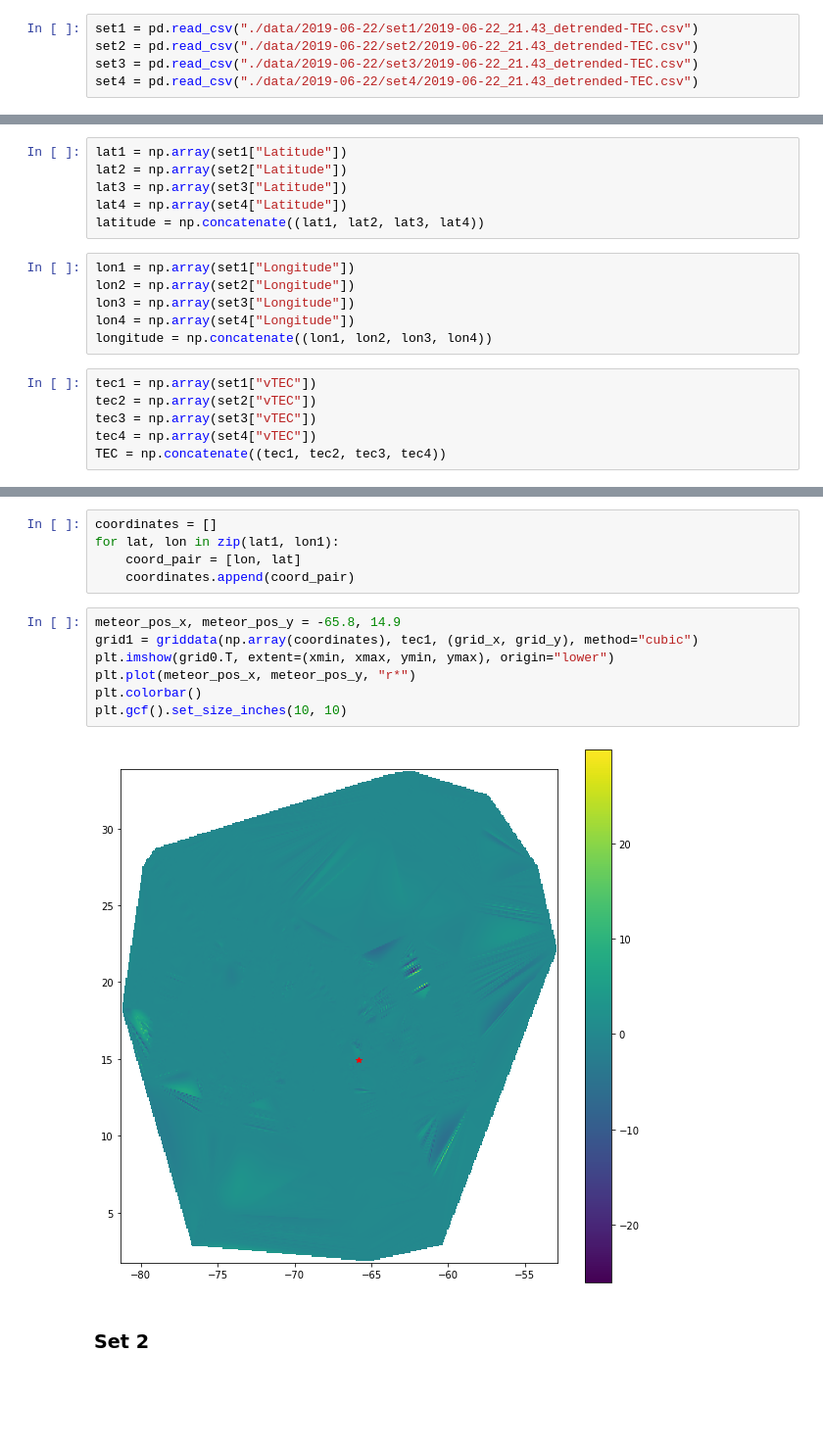
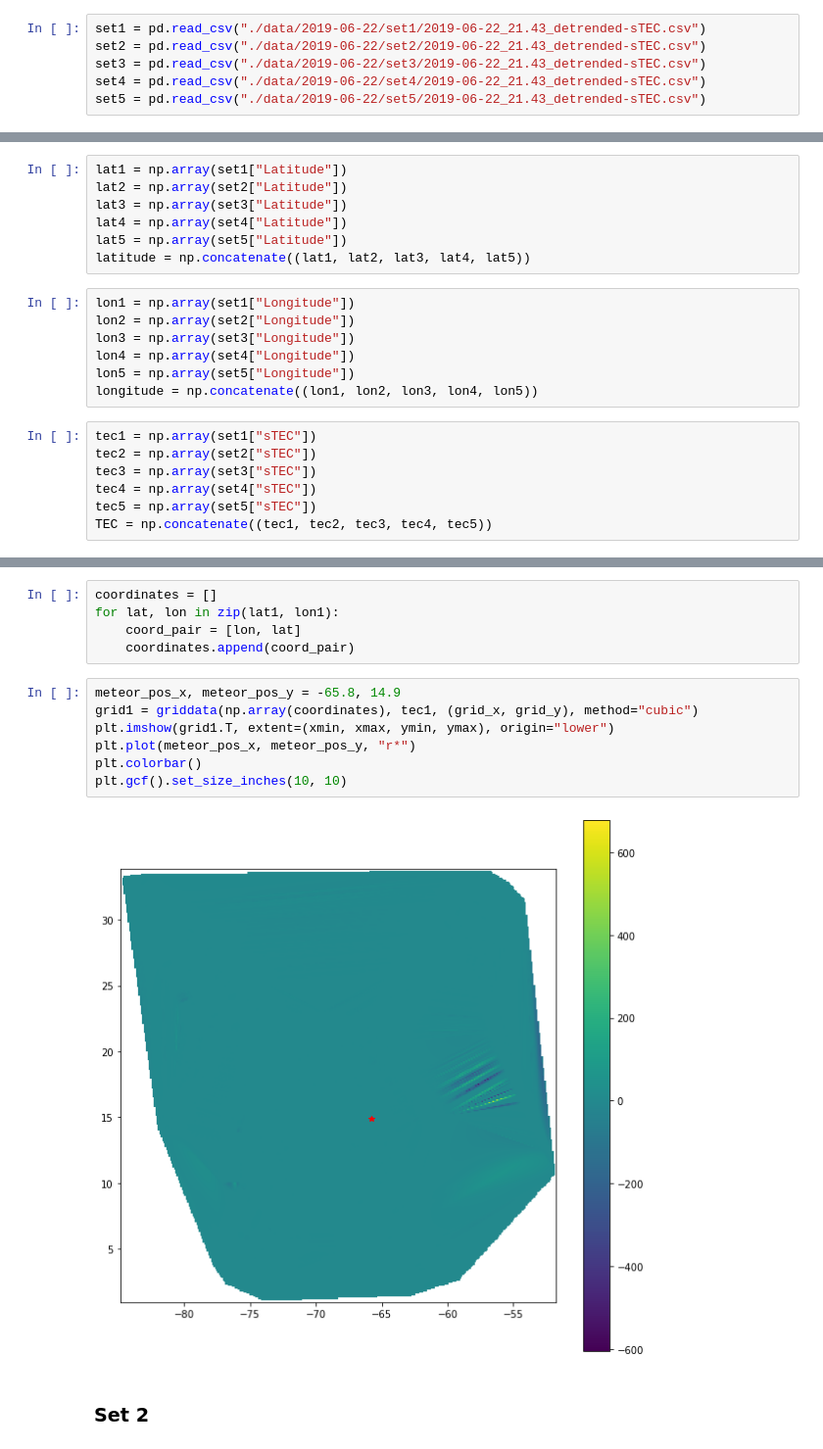
Before and after one commit to Lxndrs/Posdoc, a Jupyter notebook: vTEC maps.ipynb, the cells around one changed output, grey strips where cells are left out. Shown at 98% size. Drawn from its saved outputs; the diff is of its cells as text; blank space fills up the shorter version.

```diff
--- a/vTEC maps.ipynb
+++ b/vTEC maps.ipynb
@@ -62,8 +65,9 @@ import pandas as pd
 # %%
-set1 = pd.read_csv("./data/2019-06-22/set1/2019-06-22_21.43_detrended-TEC.csv")
-set2 = pd.read_csv("./data/2019-06-22/set2/2019-06-22_21.43_detrended-TEC.csv")
-set3 = pd.read_csv("./data/2019-06-22/set3/2019-06-22_21.43_detrended-TEC.csv")
-set4 = pd.read_csv("./data/2019-06-22/set4/2019-06-22_21.43_detrended-TEC.csv")
+set1 = pd.read_csv("./data/2019-06-22/set1/2019-06-22_21.43_detrended-sTEC.csv")
+set2 = pd.read_csv("./data/2019-06-22/set2/2019-06-22_21.43_detrended-sTEC.csv")
+set3 = pd.read_csv("./data/2019-06-22/set3/2019-06-22_21.43_detrended-sTEC.csv")
+set4 = pd.read_csv("./data/2019-06-22/set4/2019-06-22_21.43_detrended-sTEC.csv")
+set5 = pd.read_csv("./data/2019-06-22/set5/2019-06-22_21.43_detrended-sTEC.csv")
 # %% [markdown]
 ### Extract and merge relevant data
 # %%
@@ -71,19 +75,22 @@ lat1 = np.array(set1["Latitude"])
 lat2 = np.array(set2["Latitude"])
 lat3 = np.array(set3["Latitude"])
 lat4 = np.array(set4["Latitude"])
-latitude = np.concatenate((lat1, lat2, lat3, lat4))
+lat5 = np.array(set5["Latitude"])
+latitude = np.concatenate((lat1, lat2, lat3, lat4, lat5))
 # %%
 lon1 = np.array(set1["Longitude"])
 lon2 = np.array(set2["Longitude"])
 lon3 = np.array(set3["Longitude"])
 lon4 = np.array(set4["Longitude"])
-longitude = np.concatenate((lon1, lon2, lon3, lon4))
+lon5 = np.array(set5["Longitude"])
+longitude = np.concatenate((lon1, lon2, lon3, lon4, lon5))
 # %%
-tec1 = np.array(set1["vTEC"])
-tec2 = np.array(set2["vTEC"])
-tec3 = np.array(set3["vTEC"])
-tec4 = np.array(set4["vTEC"])
-TEC = np.concatenate((tec1, tec2, tec3, tec4))
+tec1 = np.array(set1["sTEC"])
+tec2 = np.array(set2["sTEC"])
+tec3 = np.array(set3["sTEC"])
+tec4 = np.array(set4["sTEC"])
+tec5 = np.array(set5["sTEC"])
+TEC = np.concatenate((tec1, tec2, tec3, tec4, tec5))
 # %% [markdown]
 ### Create the map
 # %% [markdown]
@@ -134,12 +141,12 @@ for lat, lon in zip(lat1, lon1):
 # %%
 meteor_pos_x, meteor_pos_y = -65.8, 14.9
 grid1 = griddata(np.array(coordinates), tec1, (grid_x, grid_y), method="cubic")
-plt.imshow(grid0.T, extent=(xmin, xmax, ymin, ymax), origin="lower")
+plt.imshow(grid1.T, extent=(xmin, xmax, ymin, ymax), origin="lower")
 plt.plot(meteor_pos_x, meteor_pos_y, "r*")
 plt.colorbar()
 plt.gcf().set_size_inches(10, 10)
 # %% [output]
-[figure, old version]
+[figure, new version]
 # %% [markdown]
 ### Set 2
 # %%
```
Also changed, not shown: parts of 16 cells of this notebook, 21 other files.
